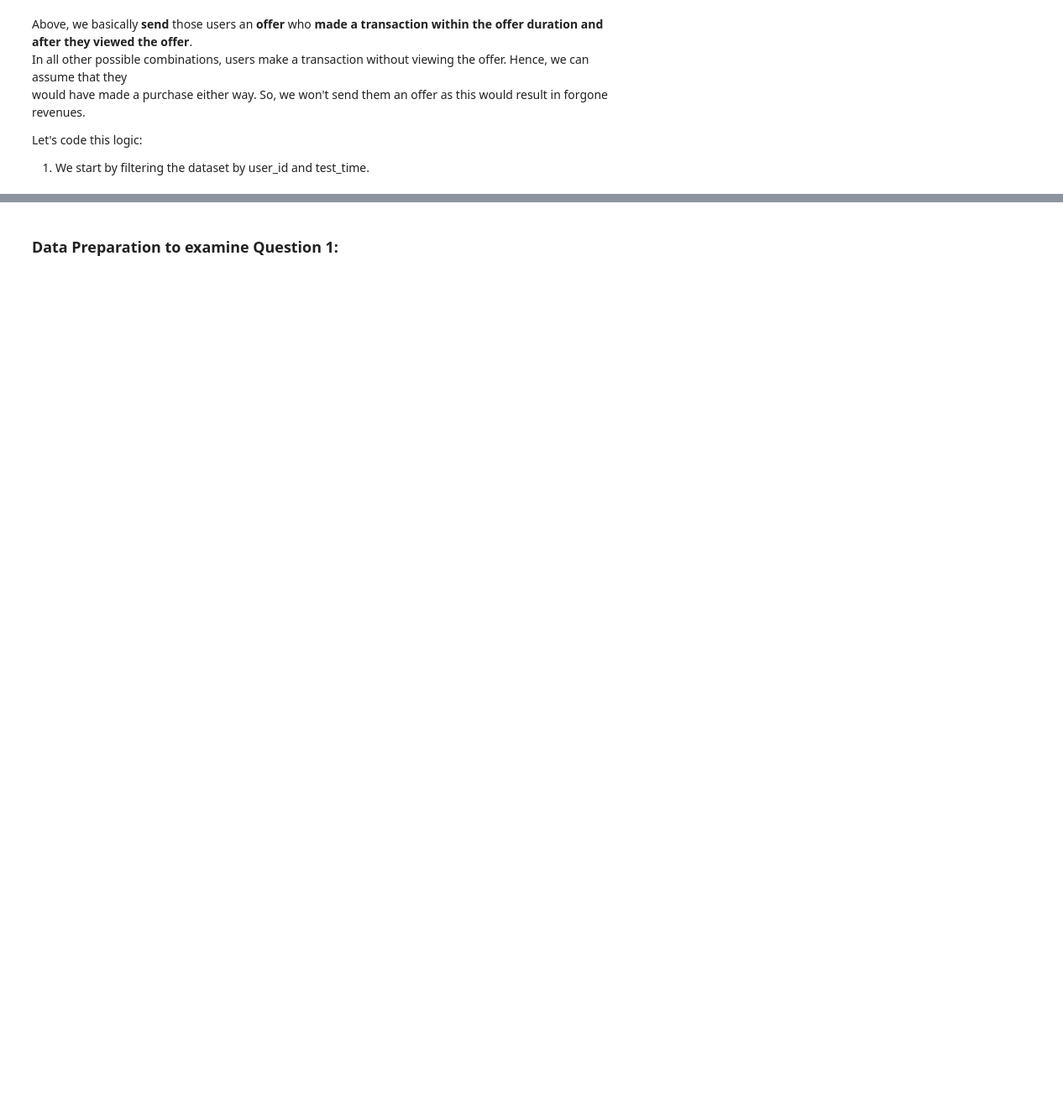
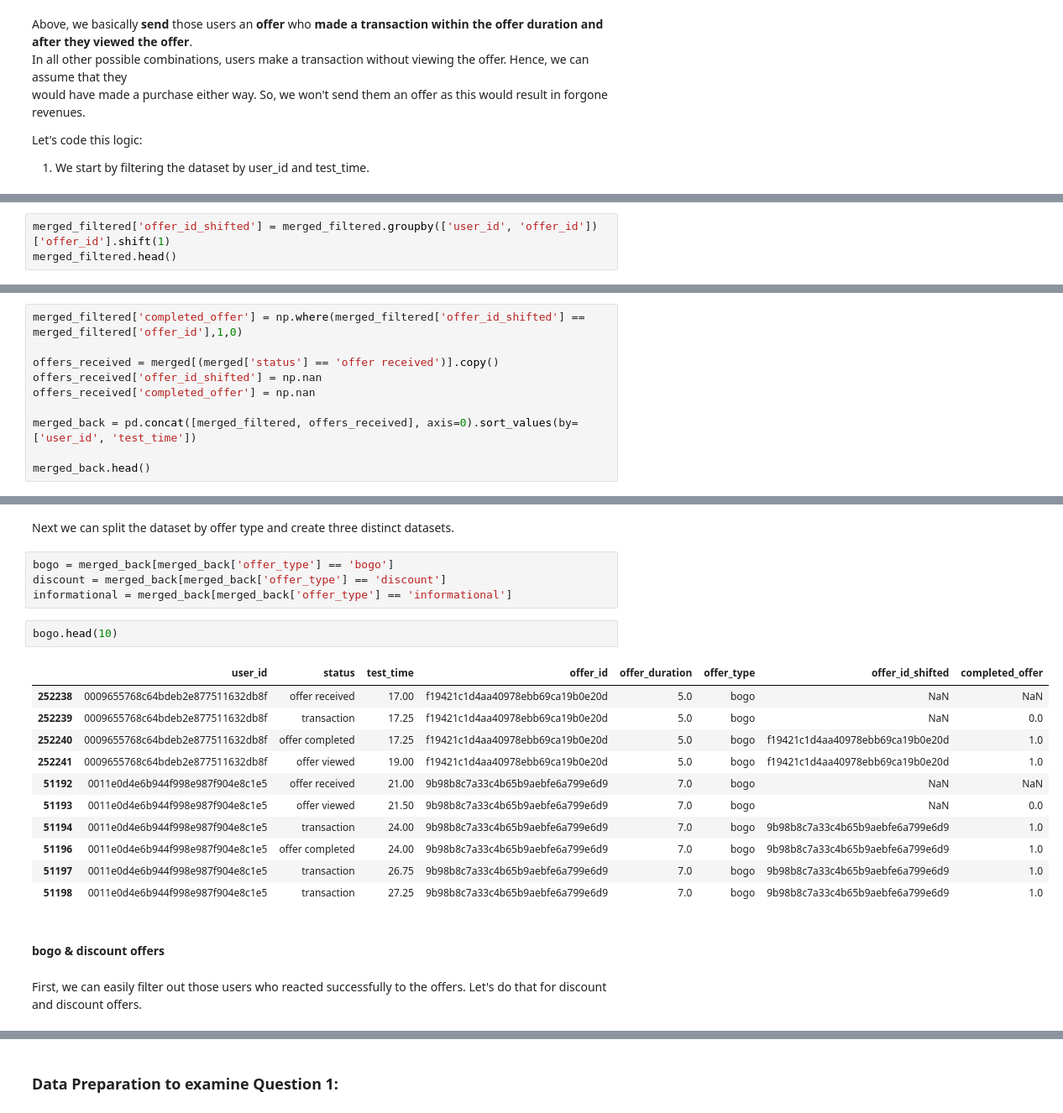
Before and after one commit to TillKuck/UDACITY_Capstone_Starbucks, a Jupyter notebook: develop/3_DataAnalysis_DataModeling.ipynb, the cells around one changed output, grey strips where cells are left out. Shown: that part at 84% size. Drawn from its saved outputs; the diff is of its cells as text; blank space fills up the shorter version.

```diff
--- a/develop/3_DataAnalysis_DataModeling.ipynb
+++ b/develop/3_DataAnalysis_DataModeling.ipynb
@@ -170,0 +173,3 @@ merged
+# %%
+merged_filtered['offer_id_shifted'] = merged_filtered.groupby(['user_id', 'offer_id'])['offer_id'].shift(1)
+merged_filtered.head()
@@ -170,0 +185,10 @@ merged
+# %%
+merged_filtered['completed_offer'] = np.where(merged_filtered['offer_id_shifted'] == merged_filtered['offer_id'],1,0)
+
+offers_received = merged[(merged['status'] == 'offer received')].copy()
+offers_received['offer_id_shifted'] = np.nan
+offers_received['completed_offer'] = np.nan
+
+merged_back = pd.concat([merged_filtered, offers_received], axis=0).sort_values(by=['user_id', 'test_time'])
+
+merged_back.head()
@@ -170,0 +202,24 @@ merged
+# %% [markdown]
+Next we can split the dataset by offer type and create three distinct datasets.
+# %%
+bogo = merged_back[merged_back['offer_type'] == 'bogo']
+discount = merged_back[merged_back['offer_type'] == 'discount']
+informational = merged_back[merged_back['offer_type'] == 'informational']
+# %%
+bogo.head(10)
+# %% [output]
+|  | user_id | status | test_time | offer_id | offer_duration | offer_type | offer_id_shifted | completed_offer |
+| 252238 | 0009655768c64bdeb2e877511632db8f | offer received | 17.00 | f19421c1d4aa40978ebb69ca19b0e20d | 5.0 | bogo | NaN | NaN |
+| 252239 | 0009655768c64bdeb2e877511632db8f | transaction | 17.25 | f19421c1d4aa40978ebb69ca19b0e20d | 5.0 | bogo | NaN | 0.0 |
+| 252240 | 0009655768c64bdeb2e877511632db8f | offer completed | 17.25 | f19421c1d4aa40978ebb69ca19b0e20d | 5.0 | bogo | f19421c1d4aa40978ebb69ca19b0e20d | 1.0 |
+| 252241 | 0009655768c64bdeb2e877511632db8f | offer viewed | 19.00 | f19421c1d4aa40978ebb69ca19b0e20d | 5.0 | bogo | f19421c1d4aa40978ebb69ca19b0e20d | 1.0 |
+| 51192 | 0011e0d4e6b944f998e987f904e8c1e5 | offer received | 21.00 | 9b98b8c7a33c4b65b9aebfe6a799e6d9 | 7.0 | bogo | NaN | NaN |
+| 51193 | 0011e0d4e6b944f998e987f904e8c1e5 | offer viewed | 21.50 | 9b98b8c7a33c4b65b9aebfe6a799e6d9 | 7.0 | bogo | NaN | 0.0 |
+| 51194 | 0011e0d4e6b944f998e987f904e8c1e5 | transaction | 24.00 | 9b98b8c7a33c4b65b9aebfe6a799e6d9 | 7.0 | bogo | 9b98b8c7a33c4b65b9aebfe6a799e6d9 | 1.0 |
+| 51196 | 0011e0d4e6b944f998e987f904e8c1e5 | offer completed | 24.00 | 9b98b8c7a33c4b65b9aebfe6a799e6d9 | 7.0 | bogo | 9b98b8c7a33c4b65b9aebfe6a799e6d9 | 1.0 |
+| 51197 | 0011e0d4e6b944f998e987f904e8c1e5 | transaction | 26.75 | 9b98b8c7a33c4b65b9aebfe6a799e6d9 | 7.0 | bogo | 9b98b8c7a33c4b65b9aebfe6a799e6d9 | 1.0 |
+| 51198 | 0011e0d4e6b944f998e987f904e8c1e5 | transaction | 27.25 | 9b98b8c7a33c4b65b9aebfe6a799e6d9 | 7.0 | bogo | 9b98b8c7a33c4b65b9aebfe6a799e6d9 | 1.0 |
+# %% [markdown]
+#### bogo & discount offers
+# %% [markdown]
+First, we can easily filter out those users who reacted successfully to the offers. Let's do that for discount and discount offers.
```
Also changed, not shown: parts of 42 cells of this notebook.
